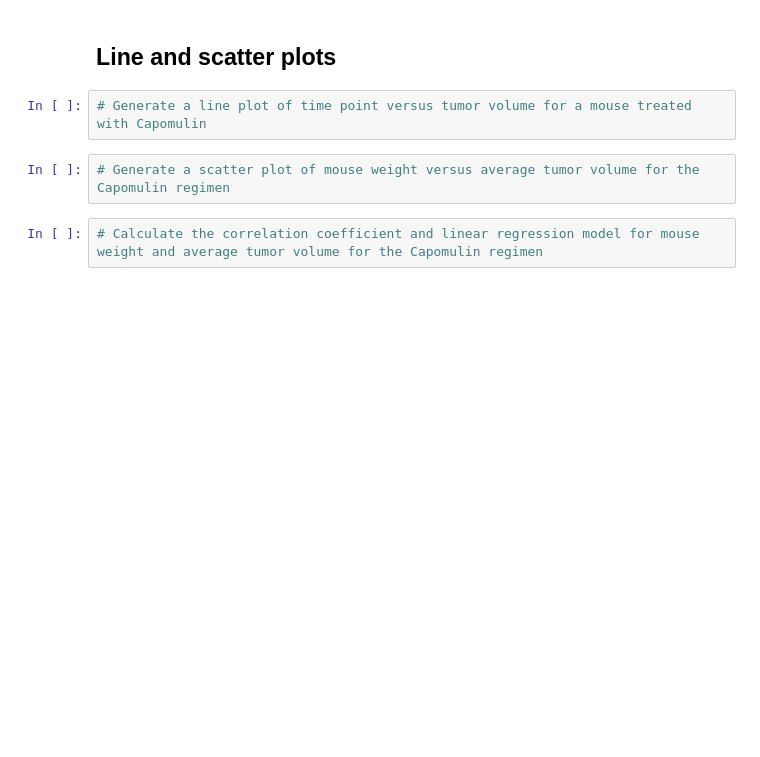
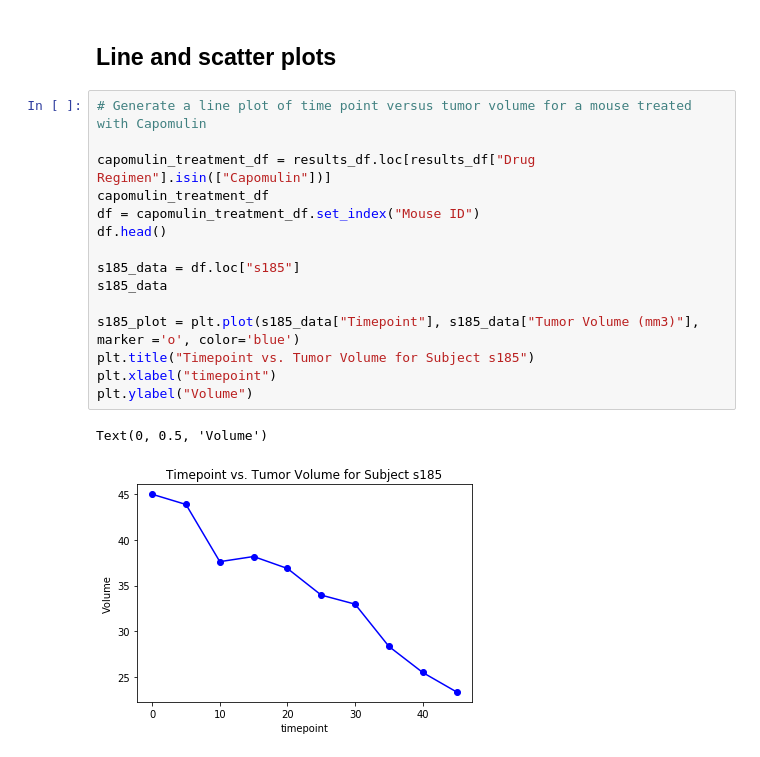
Before and after one commit to KFreund91/matplotlib-challenge, a Jupyter notebook: Pymaceuticals/pymaceuticals_starter.ipynb, the cells around one changed output. Saved outputs shown, nothing was run; the diff lists cells and outputs as text; blank space fills up the shorter version.

```diff
--- a/Pymaceuticals/pymaceuticals_starter.ipynb
+++ b/Pymaceuticals/pymaceuticals_starter.ipynb
@@ -89,8 +166,20 @@ Text(0, 0.5, 'Volume')
 # %% [markdown]
 ## Line and scatter plots
-# %%
-# Generate a line plot of time point versus tumor volume for a mouse treated with Capomulin
-# %%
-# Generate a scatter plot of mouse weight versus average tumor volume for the Capomulin regimen
-# %%
-# Calculate the correlation coefficient and linear regression model for mouse weight and average tumor volume for the Capomulin regimen
+# %%
+# Generate a line plot of time point versus tumor volume for a mouse treated with Capomulin
+
+capomulin_treatment_df = results_df.loc[results_df["Drug Regimen"].isin(["Capomulin"])]
+capomulin_treatment_df
+df = capomulin_treatment_df.set_index("Mouse ID")
+df.head()
+
+s185_data = df.loc["s185"]
+s185_data
+
+s185_plot = plt.plot(s185_data["Timepoint"], s185_data["Tumor Volume (mm3)"], marker ='o', color='blue')
+plt.title("Timepoint vs. Tumor Volume for Subject s185")
+plt.xlabel("timepoint")
+plt.ylabel("Volume")
+# %% [output]
+Text(0, 0.5, 'Volume')
+[figure, added]
```
Also changed, not shown: parts of 13 cells of this notebook.
